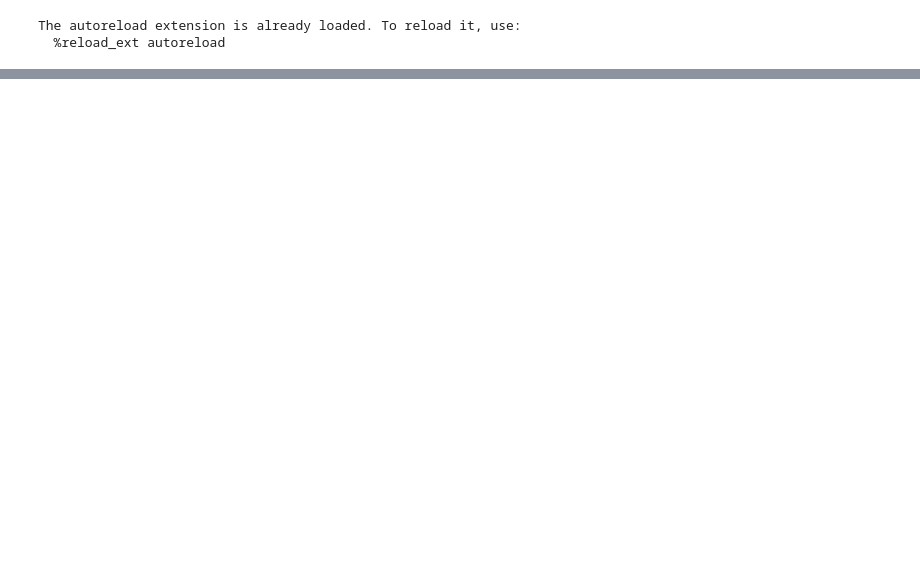
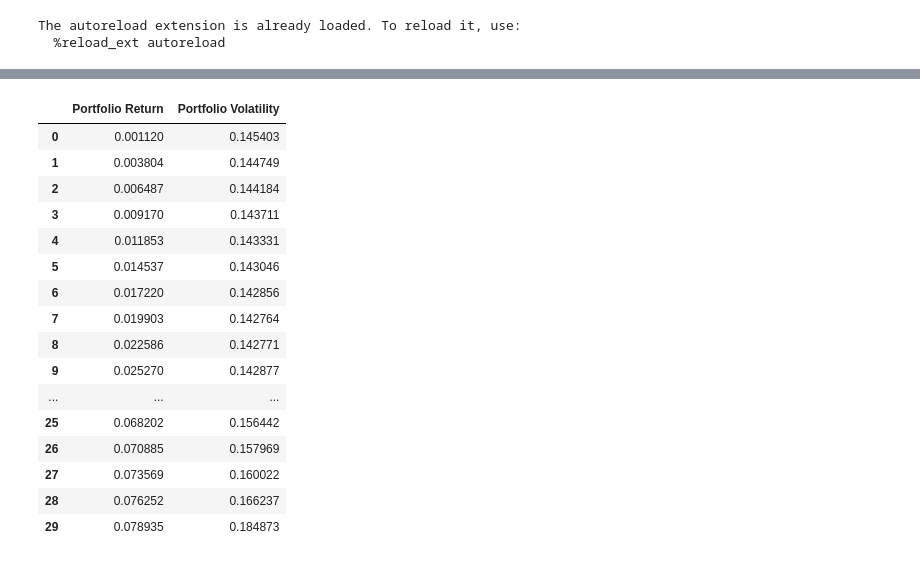
Before and after one commit to Ashrit-K/PyPortfolio, a Jupyter notebook: test.ipynb, the cells around one changed output, grey strips where cells are left out. Drawn from its saved outputs; the diff is of its cells as text; code cells hidden in the pictures; blank space fills up the shorter version.

```diff
--- a/test.ipynb
+++ b/test.ipynb
@@ -100,0 +35,20 @@ Freq: M, Name: Portfolio Return, Length: 191, dtype: float64
+# %%
+z
+# %% [output]
+|  | Portfolio Return | Portfolio Volatility |
+| 0 | 0.001120 | 0.145403 |
+| 1 | 0.003804 | 0.144749 |
+| 2 | 0.006487 | 0.144184 |
+| 3 | 0.009170 | 0.143711 |
+| 4 | 0.011853 | 0.143331 |
+| 5 | 0.014537 | 0.143046 |
+| 6 | 0.017220 | 0.142856 |
+| 7 | 0.019903 | 0.142764 |
+| 8 | 0.022586 | 0.142771 |
+| 9 | 0.025270 | 0.142877 |
+| ... | ... | ... |
+| 25 | 0.068202 | 0.156442 |
+| 26 | 0.070885 | 0.157969 |
+| 27 | 0.073569 | 0.160022 |
+| 28 | 0.076252 | 0.166237 |
+| 29 | 0.078935 | 0.184873 |
```
Also changed, not shown: parts of 10 cells of this notebook.
